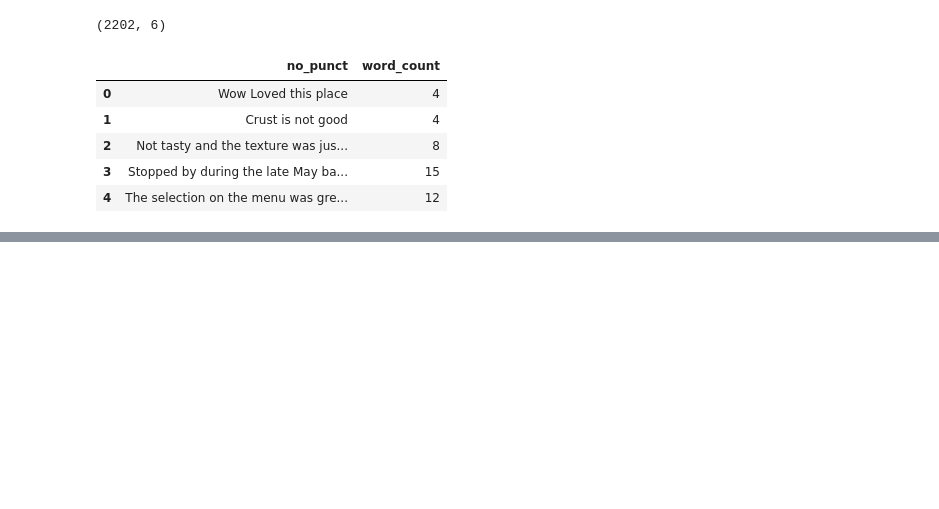
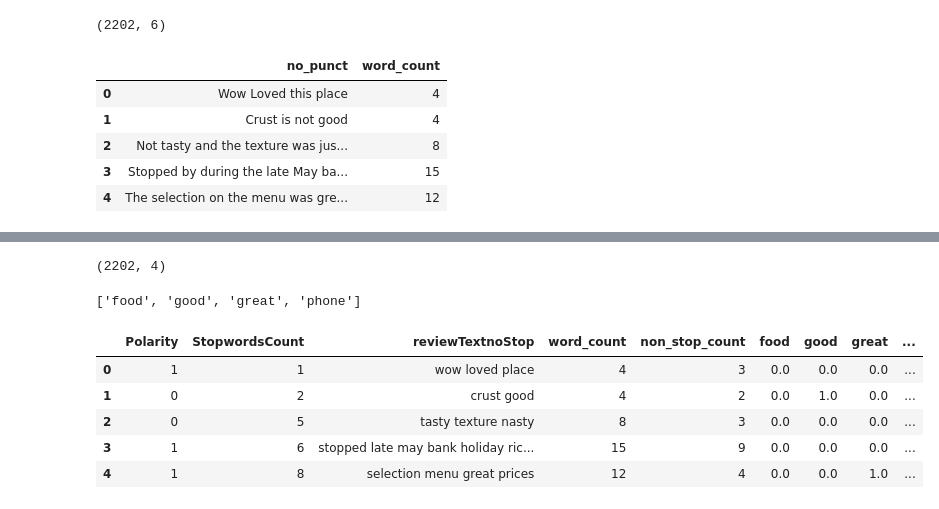
Before and after one commit to JohnRMcK/Sentiment-Analysis-Test, a Jupyter notebook: Big Data individual .ipynb, the cells around one changed output, grey strips where cells are left out. Saved outputs shown, nothing was run; the diff lists cells and outputs as text; code cells hidden in the pictures; blank space fills up the shorter version.

```diff
--- a/Big Data individual .ipynb
+++ b/Big Data individual .ipynb
@@ -186,5 +107,0 @@ defaultdict(int,
-# %%
-from textblob import Word
-nltk.download('wordnet')
-df['reviewTextnoStop'] = df['reviewTextnoStop'].apply(lambda x: " ".join([Word(word).lemmatize() for word in x.split()]))
-df['reviewTextnoStop'].head()
@@ -242,0 +108,5 @@ print(z.toarray())
+# %%
+df = df.drop(['Sentence'], axis=1)
+df = df.drop(['no_punct'], axis=1)
+df = df.drop(['lowered_text'], axis=1)
+df.head(5)
@@ -242,0 +133,23 @@ print(z.toarray())
+# %%
+dtm.shape
+# %% [output]
+(2202, 4)
+# %%
+vectorizer.get_feature_names()
+# %% [output]
+['food', 'good', 'great', 'phone']
+# %%
+bow_df = pd.DataFrame(dtm.toarray(),
+                      columns=vectorizer.get_feature_names(),
+                      index=df.index)
+
+final_df_bow = pd.concat([df, bow_df], axis=1)
+final_df_bow.shape
+final_df_bow.head()
+# %% [output]
+|  | Polarity | StopwordsCount | reviewTextnoStop | word_count | non_stop_count | food | good | great | ... |
+| 0 | 1 | 1 | wow loved place | 4 | 3 | 0.0 | 0.0 | 0.0 | ... |
+| 1 | 0 | 2 | crust good | 4 | 2 | 0.0 | 1.0 | 0.0 | ... |
+| 2 | 0 | 5 | tasty texture nasty | 8 | 3 | 0.0 | 0.0 | 0.0 | ... |
+| 3 | 1 | 6 | stopped late may bank holiday ric... | 15 | 9 | 0.0 | 0.0 | 0.0 | ... |
+| 4 | 1 | 8 | selection menu great prices | 12 | 4 | 0.0 | 0.0 | 1.0 | ... |
```
Also changed, not shown: parts of 33 cells of this notebook.
